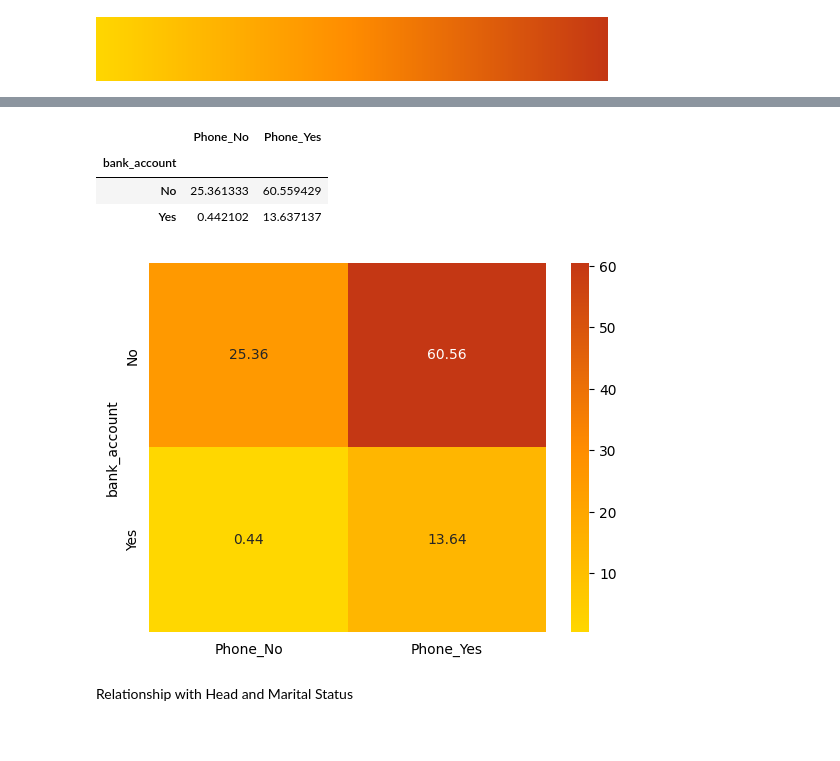
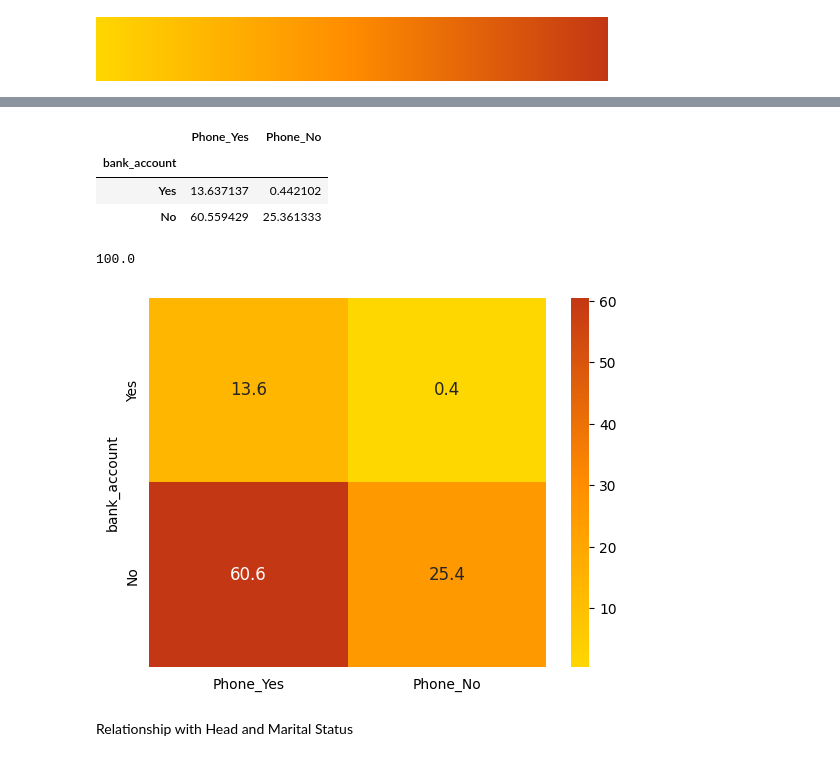
Before and after one commit to M4R1T4/ML_proj_Feb_2024, a Jupyter notebook: 01_Data_and_EDA.ipynb, the cells around one changed output, grey strips where cells are left out. Cells and saved outputs as stored; diff of their text form; code cells hidden in the pictures.

Commit message:
project.md EDA Cellphone Matrix uptade

```diff
--- a/01_Data_and_EDA.ipynb
+++ b/01_Data_and_EDA.ipynb
@@ -954,5 +922,5 @@ Name: Phone_Yes, dtype: int64
 # %%
-phone_matrix = pd.concat([phone_no, phone_yes], axis = 1)
-#phone_matrix = phone_matrix.to_numpy()
+phone_matrix = pd.concat([phone_yes, phone_no], axis = 1)
+phone_matrix.sort_index(axis = 0, ascending= False, inplace= True)
 phone_matrix
 # %% [output]
@@ -976,17 +951,21 @@ my_fringe
 phone_matrix_perc = (phone_matrix / (phone_matrix.sum()[0] + phone_matrix.sum()[1])) * 100
 phone_matrix_perc
 # %% [output]
-|  | Phone_No | Phone_Yes |
+|  | Phone_Yes | Phone_No |
 | bank_account |  |  |
-| No | 25.361333 | 60.559429 |
-| Yes | 0.442102 | 13.637137 |
+| Yes | 13.637137 | 0.442102 |
+| No | 60.559429 | 25.361333 |
+# %%
+phone_matrix_perc.sum()[0] + phone_matrix_perc.sum()[1]
+# %% [output]
+100.0
 # %%
-h = sns.heatmap(phone_matrix_perc,annot= True, fmt=".2f", cmap= my_fringe)
+h = sns.heatmap(phone_matrix_perc,annot= True, fmt=".1f", cmap= my_fringe, annot_kws={"size": 12})
 h.tick_params(left = False, bottom = False)
 
 plt.savefig('plots_and_pictures/cellphone_heatmap', transparent=False, dpi=fig.dpi)
 # %% [output]
-[figure, old version]
+[figure, new version]
 # %% [markdown]
 Relationship with Head and Marital Status
 # %%
```
Also changed, not shown: parts of 20 cells of this notebook, 1 other file.
